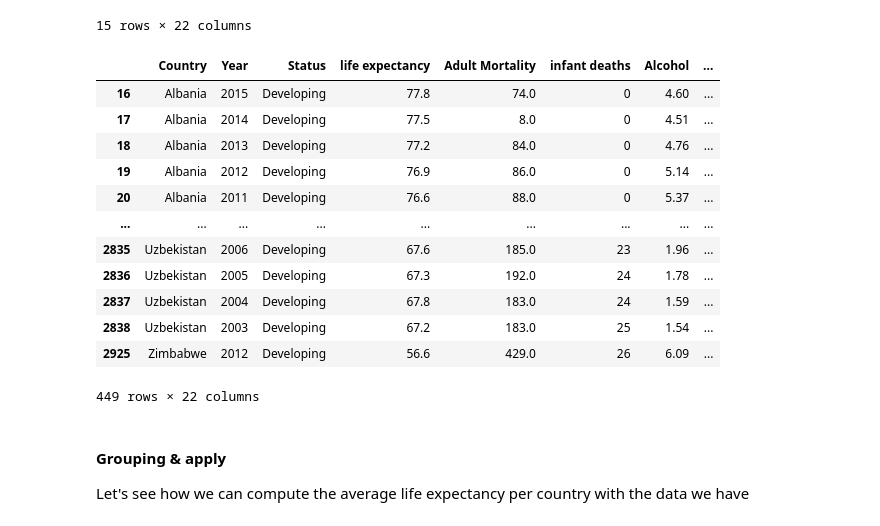
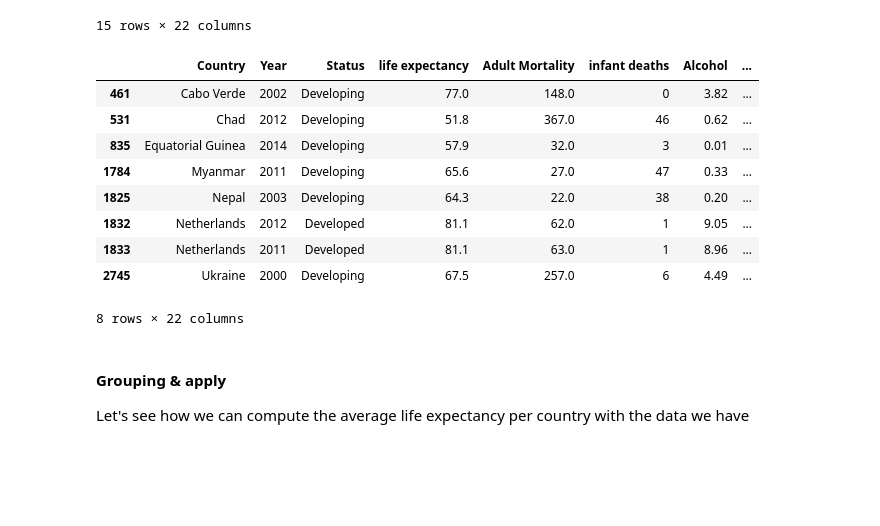
Before and after one commit to Imperial-College-Data-Science-Society/workshops, a Jupyter notebook: Data Science Python.ipynb, the cells around one changed output. Drawn from its saved outputs; the diff is of its cells as text; code cells hidden in the pictures; blank space fills up the shorter version.

```diff
--- a/Data Science Python.ipynb
+++ b/Data Science Python.ipynb
@@ -373,21 +373,18 @@ data[data['Country'] == 'Ukraine']
 | 2745 | Ukraine | 2000 | Developing | 67.5 | 257.0 | 6 | 4.49 | ... |
 15 rows × 22 columns
 # %%
-data[data['Hepatitis B'] > 95]
+data[data['Hepatitis B'] < 5]
 # %% [output]
 |  | Country | Year | Status | life expectancy | Adult Mortality | infant deaths | Alcohol | ... |
-| 16 | Albania | 2015 | Developing | 77.8 | 74.0 | 0 | 4.60 | ... |
-| 17 | Albania | 2014 | Developing | 77.5 | 8.0 | 0 | 4.51 | ... |
-| 18 | Albania | 2013 | Developing | 77.2 | 84.0 | 0 | 4.76 | ... |
-| 19 | Albania | 2012 | Developing | 76.9 | 86.0 | 0 | 5.14 | ... |
-| 20 | Albania | 2011 | Developing | 76.6 | 88.0 | 0 | 5.37 | ... |
-| ... | ... | ... | ... | ... | ... | ... | ... | ... |
-| 2835 | Uzbekistan | 2006 | Developing | 67.6 | 185.0 | 23 | 1.96 | ... |
-| 2836 | Uzbekistan | 2005 | Developing | 67.3 | 192.0 | 24 | 1.78 | ... |
-| 2837 | Uzbekistan | 2004 | Developing | 67.8 | 183.0 | 24 | 1.59 | ... |
-| 2838 | Uzbekistan | 2003 | Developing | 67.2 | 183.0 | 25 | 1.54 | ... |
-| 2925 | Zimbabwe | 2012 | Developing | 56.6 | 429.0 | 26 | 6.09 | ... |
+| 461 | Cabo Verde | 2002 | Developing | 77.0 | 148.0 | 0 | 3.82 | ... |
+| 531 | Chad | 2012 | Developing | 51.8 | 367.0 | 46 | 0.62 | ... |
+| 835 | Equatorial Guinea | 2014 | Developing | 57.9 | 32.0 | 3 | 0.01 | ... |
+| 1784 | Myanmar | 2011 | Developing | 65.6 | 27.0 | 47 | 0.33 | ... |
+| 1825 | Nepal | 2003 | Developing | 64.3 | 22.0 | 38 | 0.20 | ... |
+| 1832 | Netherlands | 2012 | Developed | 81.1 | 62.0 | 1 | 9.05 | ... |
+| 1833 | Netherlands | 2011 | Developed | 81.1 | 63.0 | 1 | 8.96 | ... |
+| 2745 | Ukraine | 2000 | Developing | 67.5 | 257.0 | 6 | 4.49 | ... |
-449 rows × 22 columns
+8 rows × 22 columns
 # %% [markdown]
 #### Grouping & apply
 
```
Also changed, not shown: 2 other files.
